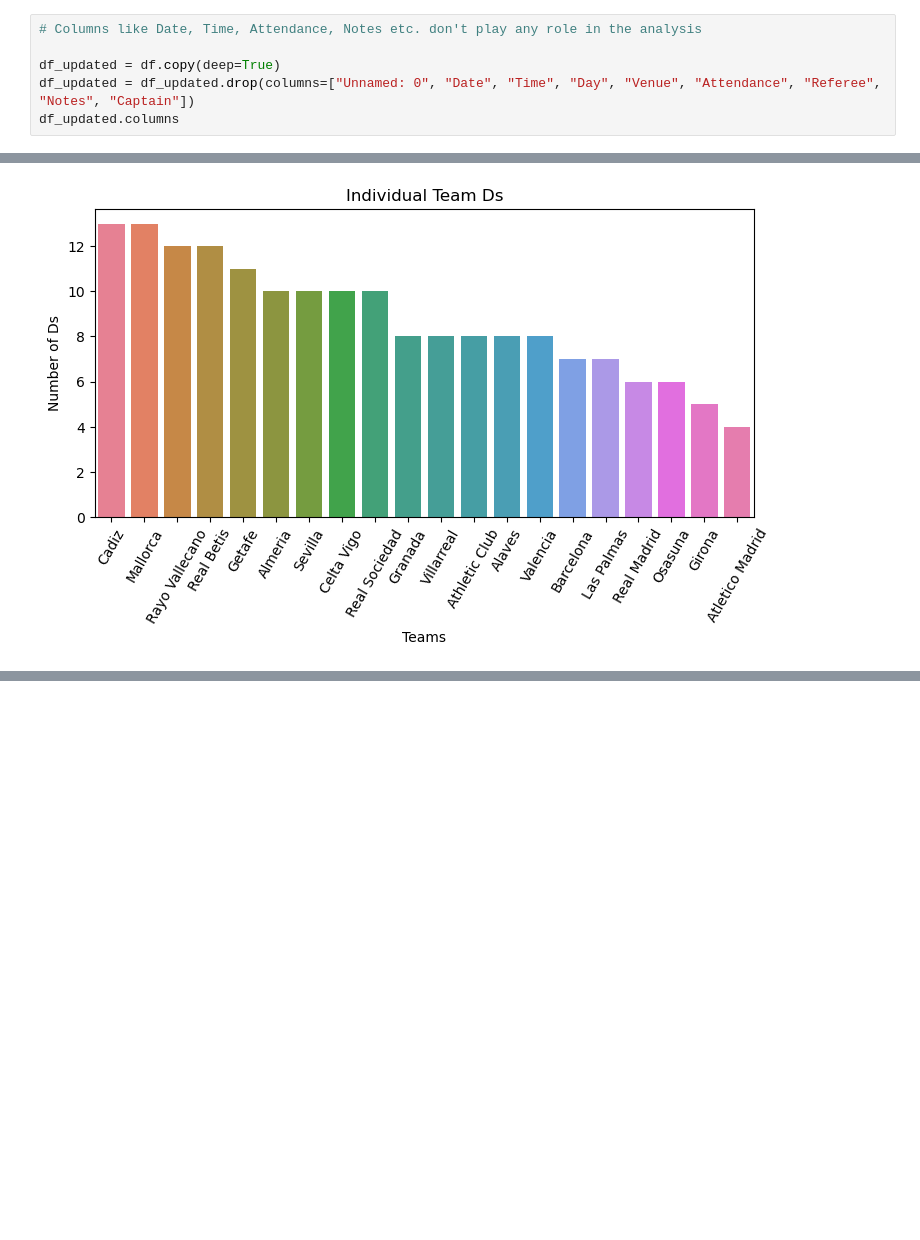
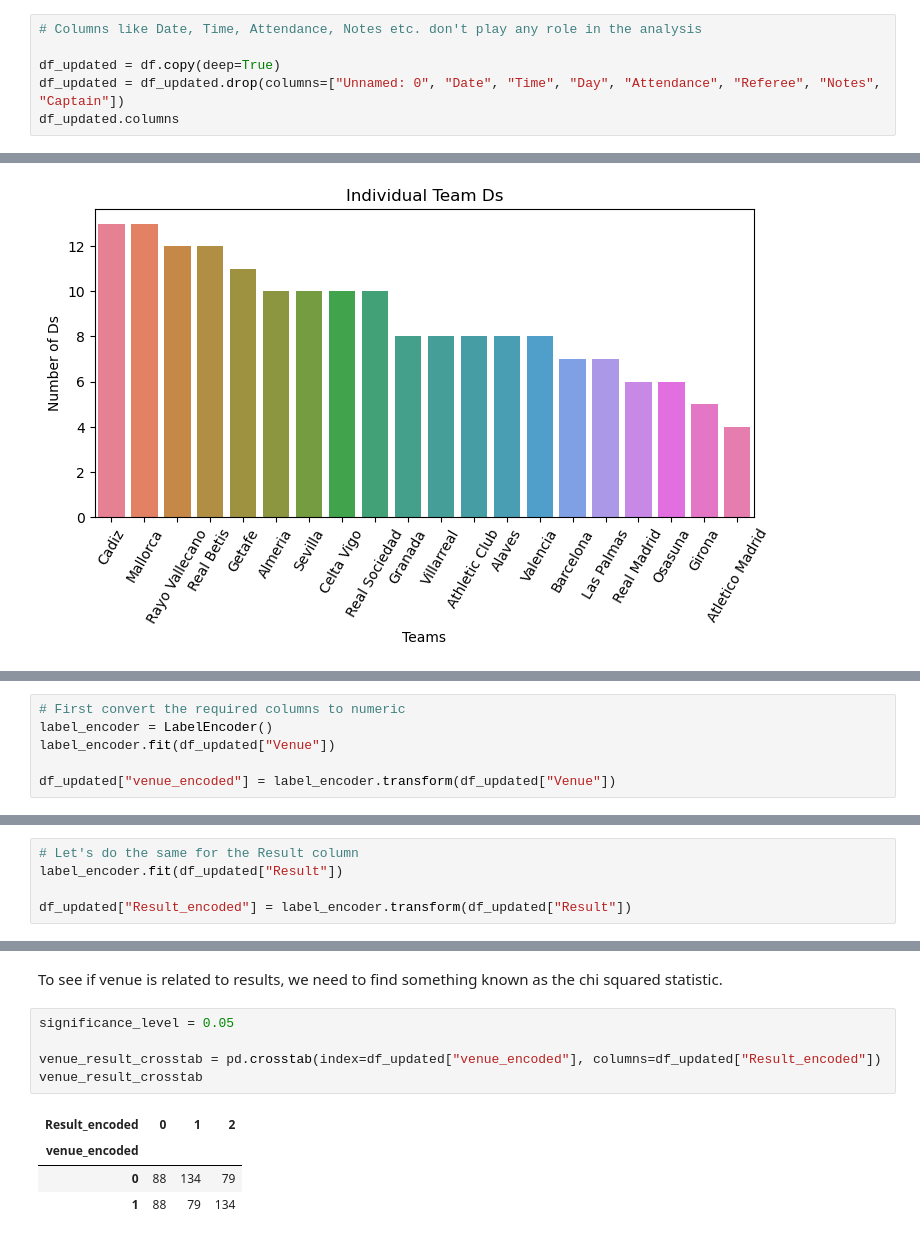
Before and after one commit to manasbagul/Football-La-Liga-2023-24-analysis, a Jupyter notebook: Codes/analysis.ipynb, the cells around one changed output, grey strips where cells are left out. Saved outputs shown, nothing was run; the diff lists cells and outputs as text; blank space fills up the shorter version.

Commit message:
Calculated association between venue and results

```diff
--- a/Codes/analysis.ipynb
+++ b/Codes/analysis.ipynb
@@ -60,6 +62,6 @@ Index(['Unnamed: 0', 'Date', 'Time', 'Comp', 'Round', 'Day', 'Venue', 'Result',
 # Columns like Date, Time, Attendance, Notes etc. don't play any role in the analysis
 
 df_updated = df.copy(deep=True)
-df_updated = df_updated.drop(columns=["Unnamed: 0", "Date", "Time", "Day", "Venue", "Attendance", "Referee", "Notes", "Captain"])
+df_updated = df_updated.drop(columns=["Unnamed: 0", "Date", "Time", "Day", "Attendance", "Referee", "Notes", "Captain"])
 df_updated.columns
 # %% [output]
@@ -157,0 +158,6 @@ plot_results(team_results, "D")
+# %%
+# First convert the required columns to numeric
+label_encoder = LabelEncoder()
+label_encoder.fit(df_updated["Venue"])
+
+df_updated["venue_encoded"] = label_encoder.transform(df_updated["Venue"])
@@ -157,0 +173,5 @@ plot_results(team_results, "D")
+# %%
+# Let's do the same for the Result column
+label_encoder.fit(df_updated["Result"])
+
+df_updated["Result_encoded"] = label_encoder.transform(df_updated["Result"])
@@ -157,0 +188,12 @@ plot_results(team_results, "D")
+# %% [markdown]
+To see if venue is related to results, we need to find something known as the chi squared statistic.
+# %%
+significance_level = 0.05
+
+venue_result_crosstab = pd.crosstab(index=df_updated["venue_encoded"], columns=df_updated["Result_encoded"])
+venue_result_crosstab
+# %% [output]
+| Result_encoded | 0 | 1 | 2 |
+| venue_encoded |  |  |  |
+| 0 | 88 | 134 | 79 |
+| 1 | 88 | 79 | 134 |
```
Also changed, not shown: parts of 10 cells of this notebook.
